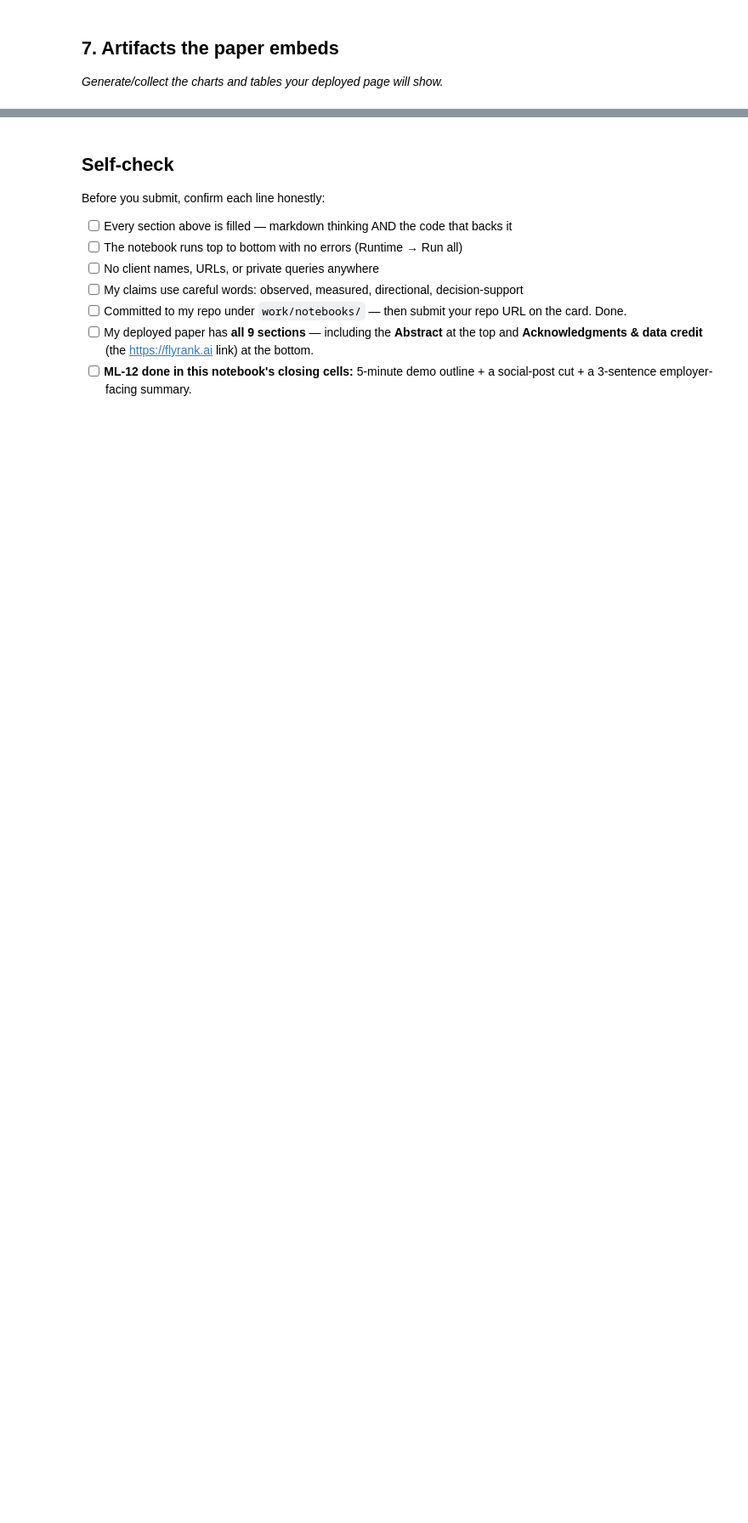
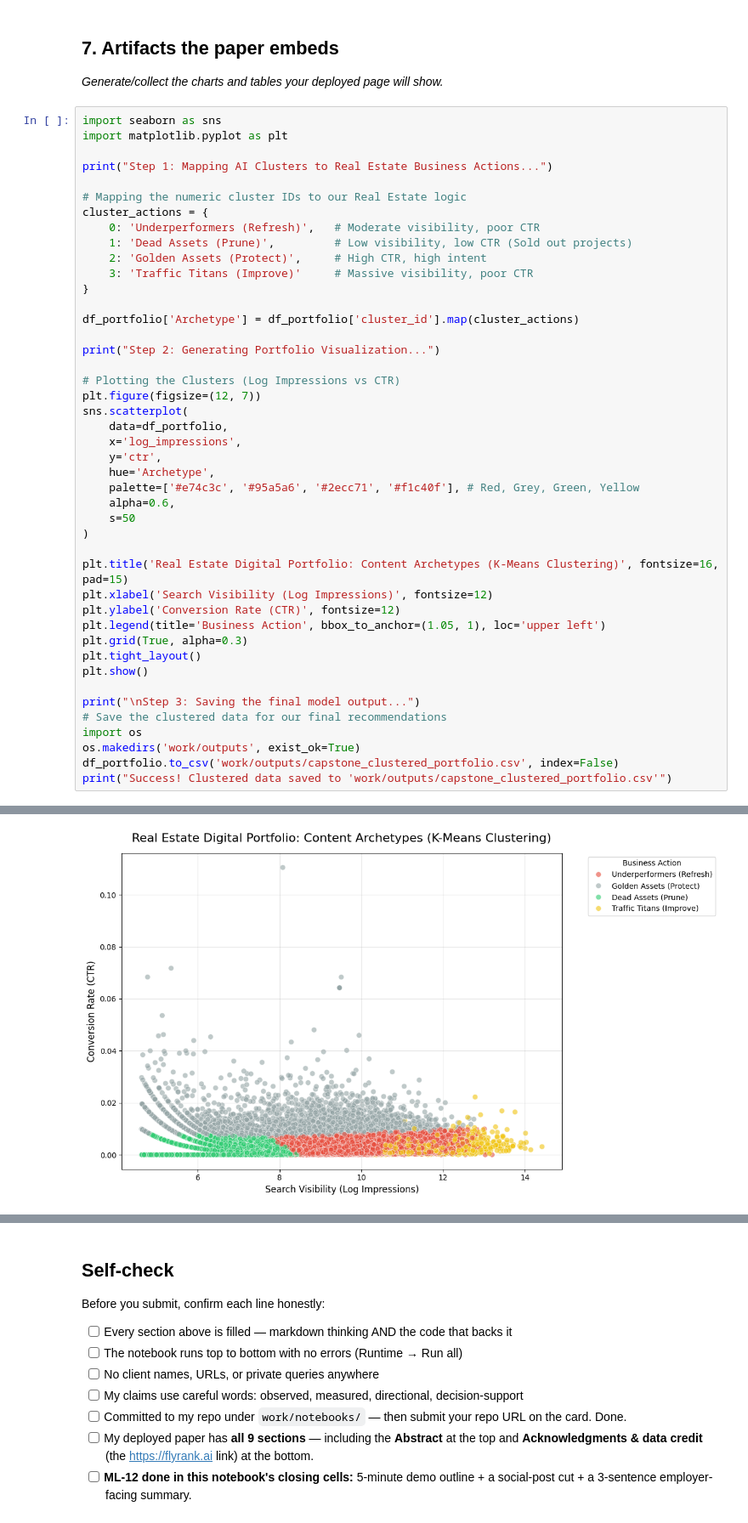
Before and after one commit to mahmoudaly76/flyrank-ml-internship, a Jupyter notebook: work/notebooks/capstone.ipynb, the cells around one changed output, grey strips where cells are left out. Shown at 85% size. Saved outputs shown, nothing was run; the diff lists cells and outputs as text; blank space fills up the shorter version.

```diff
--- a/work/notebooks/capstone.ipynb
+++ b/work/notebooks/capstone.ipynb
@@ -34,3 +212,48 @@ This skeleton is yours to fill. Work the sections **in order** — each one has
 ## 7. Artifacts the paper embeds
 
 *Generate/collect the charts and tables your deployed page will show.*
+# %%
+import seaborn as sns
+import matplotlib.pyplot as plt
+
+print("Step 1: Mapping AI Clusters to Real Estate Business Actions...")
+
+# Mapping the numeric cluster IDs to our Real Estate logic
+cluster_actions = {
+    0: 'Underperformers (Refresh)',   # Moderate visibility, poor CTR
+    1: 'Dead Assets (Prune)',         # Low visibility, low CTR (Sold out projects)
+    2: 'Golden Assets (Protect)',     # High CTR, high intent
+    3: 'Traffic Titans (Improve)'     # Massive visibility, poor CTR
+}
+
+df_portfolio['Archetype'] = df_portfolio['cluster_id'].map(cluster_actions)
+
+print("Step 2: Generating Portfolio Visualization...")
+
+# Plotting the Clusters (Log Impressions vs CTR)
+plt.figure(figsize=(12, 7))
+sns.scatterplot(
+    data=df_portfolio,
+    x='log_impressions',
+    y='ctr',
+    hue='Archetype',
+    palette=['#e74c3c', '#95a5a6', '#2ecc71', '#f1c40f'], # Red, Grey, Green, Yellow
+    alpha=0.6,
+    s=50
+)
+
+plt.title('Real Estate Digital Portfolio: Content Archetypes (K-Means Clustering)', fontsize=16, pad=15)
+plt.xlabel('Search Visibility (Log Impressions)', fontsize=12)
+plt.ylabel('Conversion Rate (CTR)', fontsize=12)
+plt.legend(title='Business Action', bbox_to_anchor=(1.05, 1), loc='upper left')
+plt.grid(True, alpha=0.3)
+plt.tight_layout()
+plt.show()
+
+print("\nStep 3: Saving the final model output...")
+# Save the clustered data for our final recommendations
+import os
+os.makedirs('work/outputs', exist_ok=True)
+df_portfolio.to_csv('work/outputs/capstone_clustered_portfolio.csv', index=False)
+print("Success! Clustered data saved to 'work/outputs/capstone_clustered_portfolio.csv'")
+# %% [output]
@@ -36,0 +262 @@ This skeleton is yours to fill. Work the sections **in order** — each one has
+[figure, added]
```
Also changed, not shown: parts of 10 cells of this notebook.
